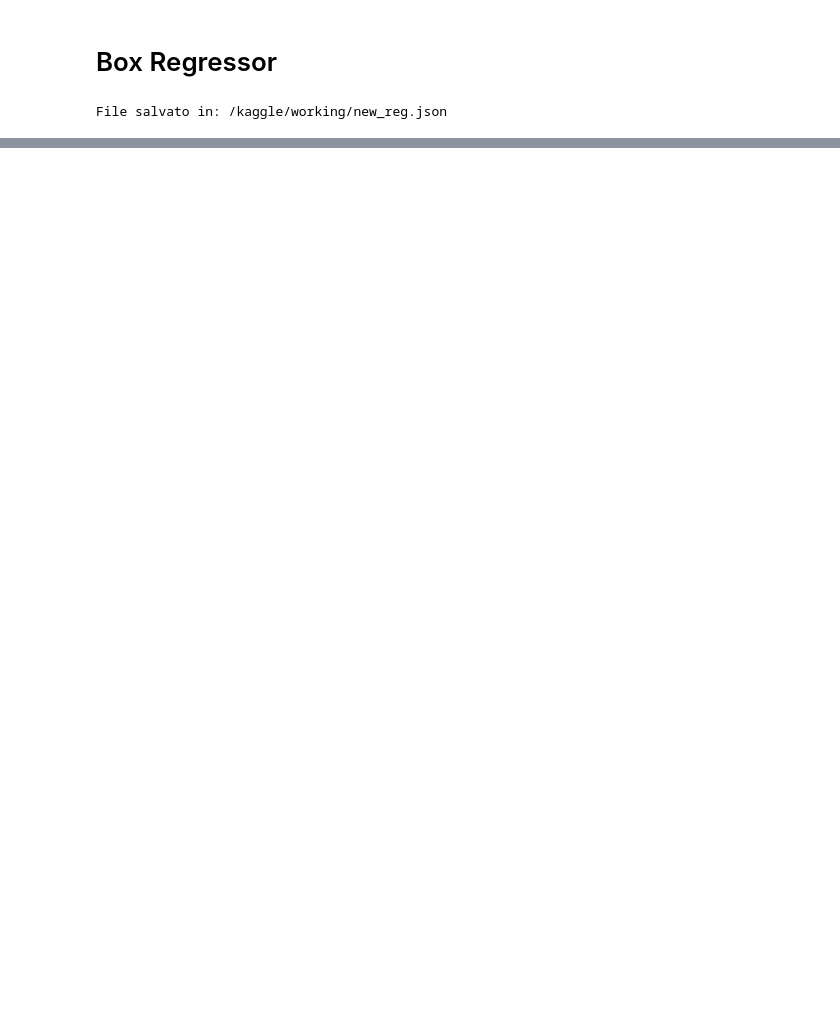
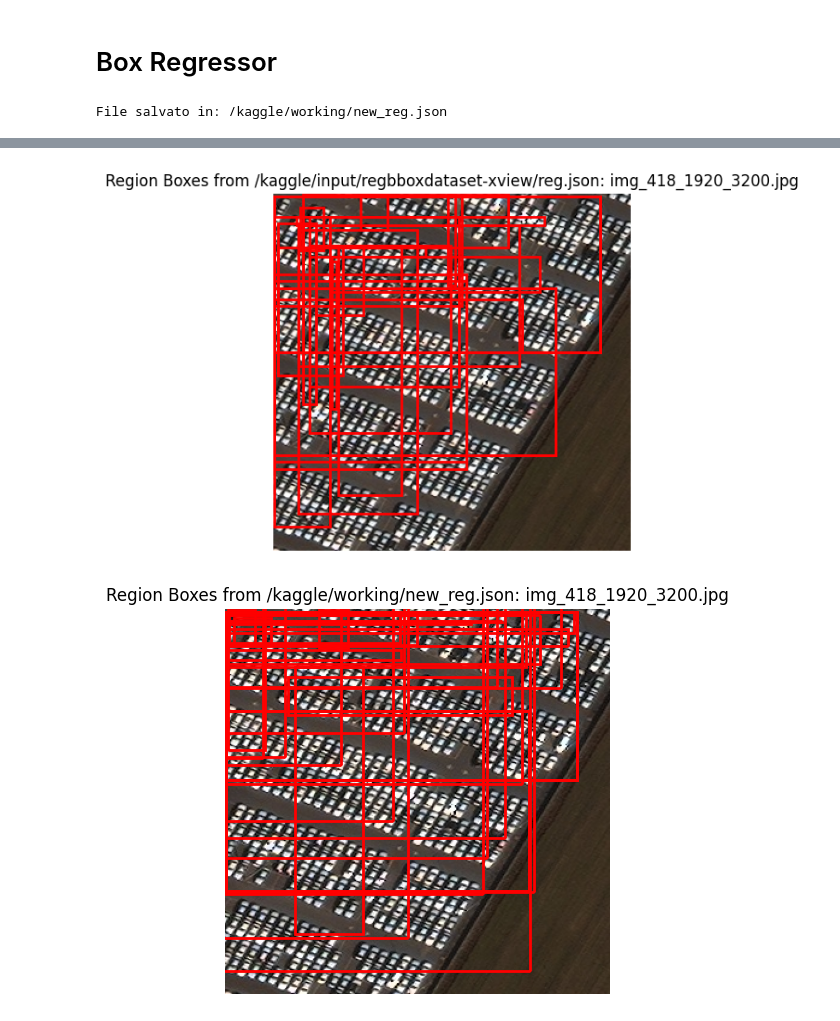
Before and after one commit to Leonard2310/xViewObjectDetection, a Jupyter notebook: R-CNNxViewOD.ipynb, the cells around one changed output, grey strips where cells are left out. Saved outputs shown, nothing was run; the diff lists cells and outputs as text; code cells hidden in the pictures; blank space fills up the shorter version.

```diff
--- a/R-CNNxViewOD.ipynb
+++ b/R-CNNxViewOD.ipynb
@@ -1760,0 +1859,5 @@ Test Accuracy: 67.45%
+# %%
+visualize_boxes(in_reg_path, out_reg_path, in_actproposals_json, img_fldr, selected_files=["img_418_1920_3200.jpg", "img_2008_320_640.jpg"])
+# %% [output]
+[figure, added]
+[figure, added]
```
Also changed, not shown: parts of 6 cells of this notebook.
